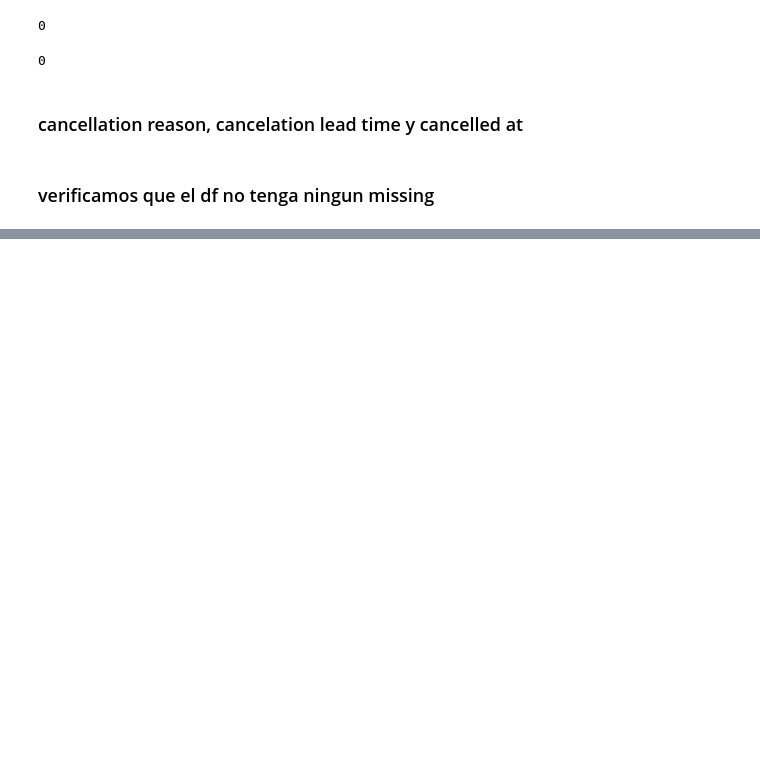
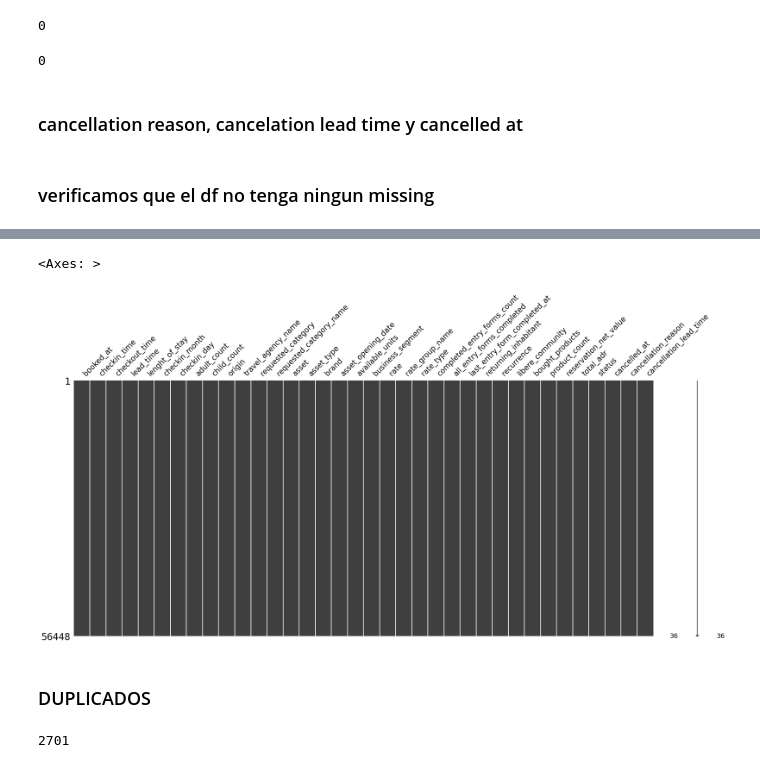
Before and after one commit to IkerTorrecilla/RETO06_NARANJA, a Jupyter notebook: Limpieza de datos.ipynb, the cells around one changed output, grey strips where cells are left out. Drawn from its saved outputs; the diff is of its cells as text; code cells hidden in the pictures; blank space fills up the shorter version.

Commit message:
commit limpieza medio terminada

```diff
--- a/Limpieza de datos.ipynb
+++ b/Limpieza de datos.ipynb
@@ -103,10 +116,15 @@ df['travel_agency_name'].isna().sum() # no hay ningun NA
 # %%
-df['all_entry_forms_completed'].isna().sum()
-# la columna all entry forms no tiene NA's y es la columna que nos dice si todas las partes de entrada fueron completados o no.
-# por lo que todos los usuarios han completado las partes de entrada
+# la columna all entry forms esta relacionada con completed entry forms count, es decir, si la columna all entry forms es yes
+# en la columna completed entry forms count tiene que haber un numero mayor que uno (ha completado mas de un formulario)
 
-# sin embargo completed entry forms y last entry forms si contienen NA lo que nos indica que por un lado
-# no todas las personas completaron el formulario de check-in (posiblemente por cancelación) y que no sabemos el momento exacto
-# en el que se completo el último parte de entrada. No obstante, sabemos que TODAS LAS PARTES DE ENTRADA HAN SIDO COMPLETADOS
+# por eso si all entry forms es no imputamos completed entry forms con 0
+
+df.loc[df['all_entry_forms_completed']== 'no', 'completed_entry_forms_count'] = 0
+print(df['completed_entry_forms_count'].isna().sum())
 # %% [output]
 0
+# %%
+# mirar si hay alguna fila que es mayor que uno en completed entry forms count y que luego en all entry forms count es 'no' --> si hay cambiarlo a 'yes'"Limpieza de datos.ipynb"
+df.loc[df['completed_entry_forms_count']>0,'all_entry_forms_completed'] = 'yes'
+
+df[(df['completed_entry_forms_count']>0) & (df['all_entry_forms_completed']== 'no')] # se han corregido las filas incorrectas
@@ -113,7 +134,4 @@ df['all_entry_forms_completed'].isna().sum()
 # %%
-# imputamos COMPLETED_ENTRY_FORMS_COUNT con -1 para que los datos sigan siendo numericos y poder hacer después un análisis
-df['completed_entry_forms_count'] = df['completed_entry_forms_count'].fillna(-1)  # -1 = no completado
-
 # imputamos LAST_ENTRY_FORM_COMPLETED_AT con una fecha indicativa para que luego podamos hacer un análisis adecuado. fecha: '1900-01-01'
 # Para conteo
 
@@ -130,9 +148,12 @@ df['last_entry_form_completed_at'].isna().sum()
 # los que son NA es porque no han cancelado (se ha mirado si podria ser que se haya cancelado pero no se haya dado informacion para poder imputarlo de
 # otra forma pero si se ha cancelado y no hay informacion del porqué pone: refuse to detail. También se ha mirado si con la resta
 # se podria obtener cancellation lead time pero todas estan hechas, es decir no faltan valores para calcular)
-columnas_cancelacion = ['cancelled_at', 'cancellation_reason',
-       'cancellation_lead_time']
-df[columnas_cancelacion] = df[columnas_cancelacion].fillna('reserva no cancelada')
+df['cancellation_reason'] = df['cancellation_reason'].fillna('not cancelled')
+
+df['cancellation_lead_time'] = df['cancellation_lead_time'].fillna(0)
+
+# la columna de cancelled at es de tipo fecha por lo que imputamos con una fecha indicativa
+df['cancelled_at'] = df['cancelled_at'].fillna(pd.Timestamp('1900-01-01'))
 # %% [markdown]
 ### verificamos que el df no tenga ningun missing
 # %%
@@ -141,0 +183,11 @@ df['total_adr'] = df['total_adr'].fillna(0) # rellenamos con 0
+# %%
+mo.matrix(df)
+# %% [output]
+<Axes: >
+[figure, added]
+# %% [markdown]
+### DUPLICADOS
+# %%
+df.duplicated().sum()
+# %% [output]
+2701
```
Also changed, not shown: parts of 10 cells of this notebook.
